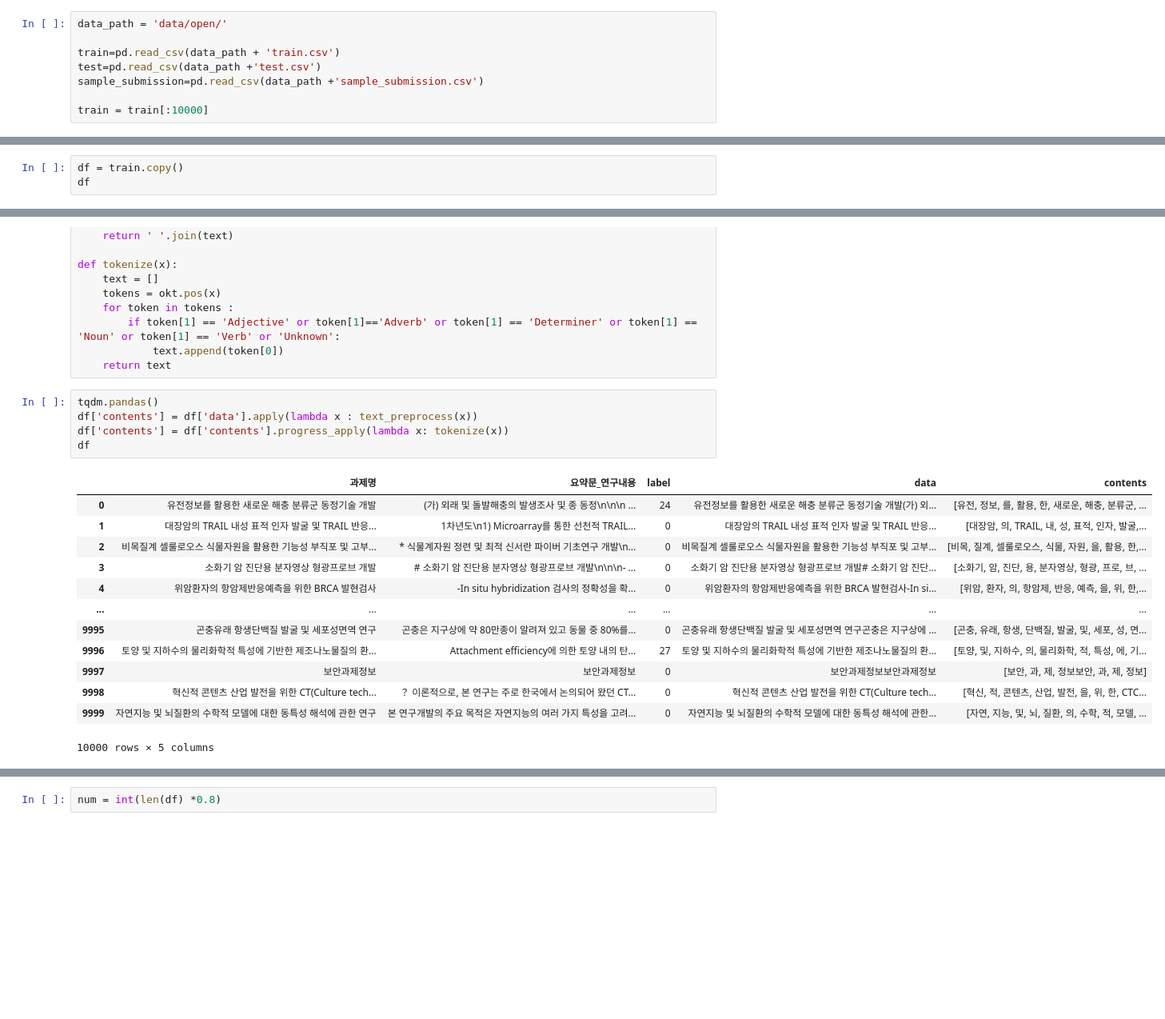
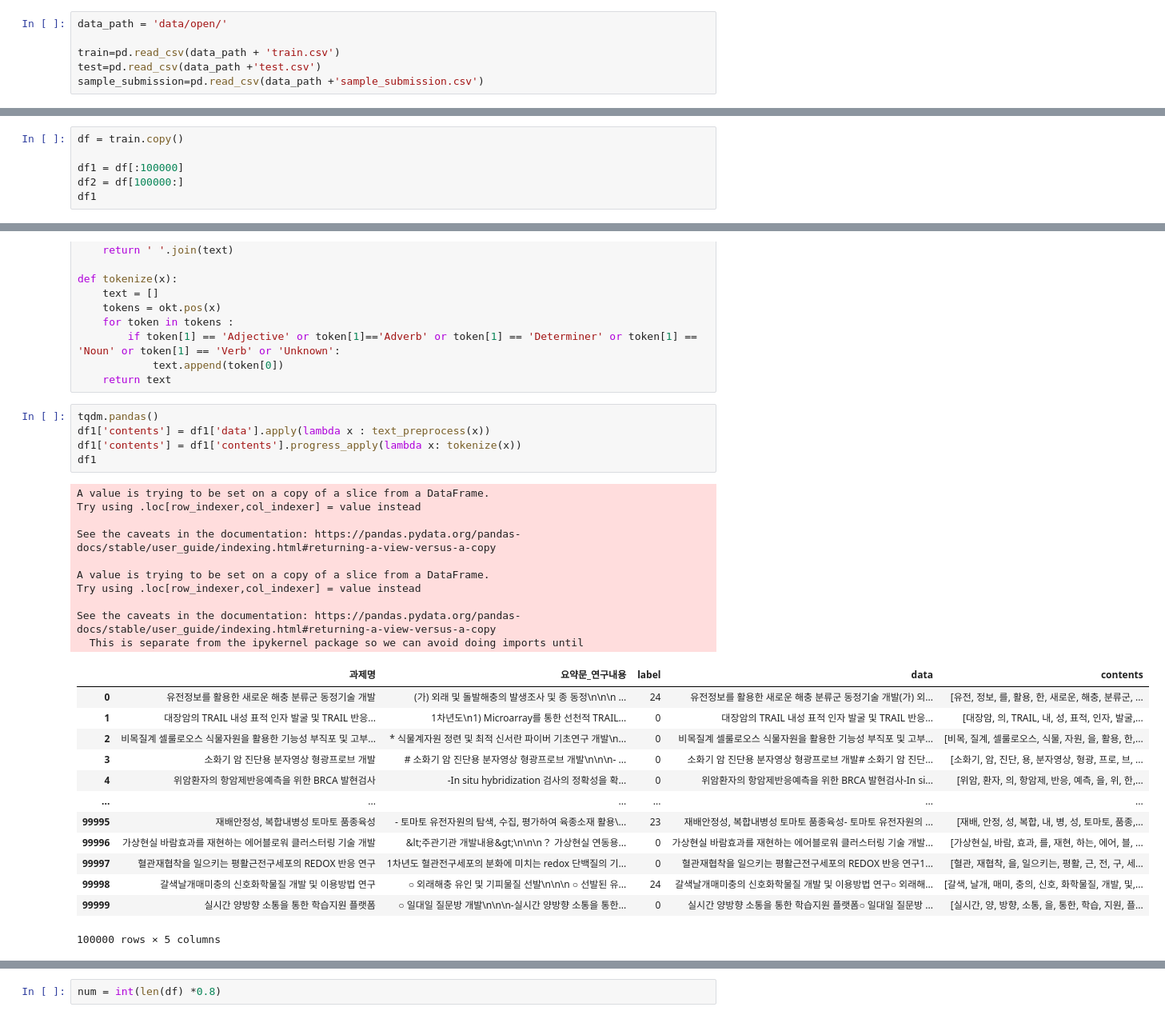
Before and after one commit to gyubok-lee/remind, a Jupyter notebook: NLP.ipynb, the cells around one changed output, grey strips where cells are left out. Shown: that part at 80% size. Saved outputs shown, nothing was run; the diff lists cells and outputs as text; blank space fills up the shorter version.

```diff
--- a/NLP.ipynb
+++ b/NLP.ipynb
@@ -27,5 +29,3 @@ data_path = 'data/open/'
 train=pd.read_csv(data_path + 'train.csv')
 test=pd.read_csv(data_path +'test.csv')
 sample_submission=pd.read_csv(data_path +'sample_submission.csv')
-
-train = train[:10000]
@@ -70,6 +41,9 @@ See the caveats in the documentation: https://pandas.pydata.org/pandas-docs/stab
 # %%
 df = train.copy()
-df
+
+df1 = df[:100000]
+df2 = df[100000:]
+df1
 # %% [output]
 |  | 과제명 | 요약문_연구내용 | label | data |
 | 0 | 유전정보를 활용한 새로운 해충 분류군 동정기술 개발 | (가) 외래 및 돌발해충의 발생조사 및 종 동정\n\n\n ... | 24 | 유전정보를 활용한 새로운 해충 분류군 동정기술 개발(가) 외... |
@@ -103,20 +77,30 @@ def tokenize(x):
     return text
 # %%
 tqdm.pandas()
-df['contents'] = df['data'].apply(lambda x : text_preprocess(x))
-df['contents'] = df['contents'].progress_apply(lambda x: tokenize(x))
-df
+df1['contents'] = df1['data'].apply(lambda x : text_preprocess(x))
+df1['contents'] = df1['contents'].progress_apply(lambda x: tokenize(x))
+df1
 # %% [output]
+A value is trying to be set on a copy of a slice from a DataFrame.
+Try using .loc[row_indexer,col_indexer] = value instead
+
+See the caveats in the documentation: https://pandas.pydata.org/pandas-docs/stable/user_guide/indexing.html#returning-a-view-versus-a-copy
+
+A value is trying to be set on a copy of a slice from a DataFrame.
+Try using .loc[row_indexer,col_indexer] = value instead
+
+See the caveats in the documentation: https://pandas.pydata.org/pandas-docs/stable/user_guide/indexing.html#returning-a-view-versus-a-copy
+  This is separate from the ipykernel package so we can avoid doing imports until
 |  | 과제명 | 요약문_연구내용 | label | data | contents |
 | 0 | 유전정보를 활용한 새로운 해충 분류군 동정기술 개발 | (가) 외래 및 돌발해충의 발생조사 및 종 동정\n\n\n ... | 24 | 유전정보를 활용한 새로운 해충 분류군 동정기술 개발(가) 외... | [유전, 정보, 를, 활용, 한, 새로운, 해충, 분류군, ... |
 | 1 | 대장암의 TRAIL 내성 표적 인자 발굴 및 TRAIL 반응... | 1차년도\n1) Microarray를 통한 선천적 TRAIL... | 0 | 대장암의 TRAIL 내성 표적 인자 발굴 및 TRAIL 반응... | [대장암, 의, TRAIL, 내, 성, 표적, 인자, 발굴,... |
 | 2 | 비목질계 셀룰로오스 식물자원을 활용한 기능성 부직포 및 고부... | * 식물계자원 정련 및 최적 신서란 파이버 기초연구 개발\n... | 0 | 비목질계 셀룰로오스 식물자원을 활용한 기능성 부직포 및 고부... | [비목, 질계, 셀룰로오스, 식물, 자원, 을, 활용, 한,... |
 | 3 | 소화기 암 진단용 분자영상 형광프로브 개발 | # 소화기 암 진단용 분자영상 형광프로브 개발\n\n\n- ... | 0 | 소화기 암 진단용 분자영상 형광프로브 개발# 소화기 암 진단... | [소화기, 암, 진단, 용, 분자영상, 형광, 프로, 브, ... |
 | 4 | 위암환자의 항암제반응예측을 위한 BRCA 발현검사 | -In situ hybridization 검사의 정확성을 확... | 0 | 위암환자의 항암제반응예측을 위한 BRCA 발현검사-In si... | [위암, 환자, 의, 항암제, 반응, 예측, 을, 위, 한,... |
 | ... | ... | ... | ... | ... | ... |
-| 9995 | 곤충유래 항생단백질 발굴 및 세포성면역 연구 | 곤충은 지구상에 약 80만종이 알려져 있고 동물 중 80%를... | 0 | 곤충유래 항생단백질 발굴 및 세포성면역 연구곤충은 지구상에 ... | [곤충, 유래, 항생, 단백질, 발굴, 및, 세포, 성, 면... |
-| 9996 | 토양 및 지하수의 물리화학적 특성에 기반한 제조나노물질의 환... | Attachment efficiency에 의한 토양 내의 탄... | 27 | 토양 및 지하수의 물리화학적 특성에 기반한 제조나노물질의 환... | [토양, 및, 지하수, 의, 물리화학, 적, 특성, 에, 기... |
-| 9997 | 보안과제정보 | 보안과제정보 | 0 | 보안과제정보보안과제정보 | [보안, 과, 제, 정보보안, 과, 제, 정보] |
-| 9998 | 혁신적 콘텐츠 산업 발전을 위한 CT(Culture tech... | ？ 이론적으로, 본 연구는 주로 한국에서 논의되어 왔던 CT... | 0 | 혁신적 콘텐츠 산업 발전을 위한 CT(Culture tech... | [혁신, 적, 콘텐츠, 산업, 발전, 을, 위, 한, CTC... |
-| 9999 | 자연지능 및 뇌질환의 수학적 모델에 대한 동특성 해석에 관한 연구 | 본 연구개발의 주요 목적은 자연지능의 여러 가지 특성을 고려... | 0 | 자연지능 및 뇌질환의 수학적 모델에 대한 동특성 해석에 관한... | [자연, 지능, 및, 뇌, 질환, 의, 수학, 적, 모델, ... |
+| 99995 | 재배안정성, 복합내병성 토마토 품종육성 | - 토마토 유전자원의 탐색, 수집, 평가하여 육종소재 활용\... | 23 | 재배안정성, 복합내병성 토마토 품종육성- 토마토 유전자원의 ... | [재배, 안정, 성, 복합, 내, 병, 성, 토마토, 품종,... |
+| 99996 | 가상현실 바람효과를 재현하는 에어블로워 클러스터링 기술 개발 | &lt;주관기관 개발내용&gt;\n\n\n？ 가상현실 연동용... | 0 | 가상현실 바람효과를 재현하는 에어블로워 클러스터링 기술 개발... | [가상현실, 바람, 효과, 를, 재현, 하는, 에어, 블, ... |
+| 99997 | 혈관재협착을 일으키는 평활근전구세포의 REDOX 반응 연구 | 1차년도 혈관전구세포의 분화에 미치는 redox 단백질의 기... | 0 | 혈관재협착을 일으키는 평활근전구세포의 REDOX 반응 연구1... | [혈관, 재협착, 을, 일으키는, 평활, 근, 전, 구, 세... |
+| 99998 | 갈색날개매미충의 신호화학물질 개발 및 이용방법 연구 | ○ 외래해충 유인 및 기피물질 선발\n\n\n ○ 선발된 유... | 24 | 갈색날개매미충의 신호화학물질 개발 및 이용방법 연구○ 외래해... | [갈색, 날개, 매미, 충의, 신호, 화학물질, 개발, 및,... |
+| 99999 | 실시간 양방향 소통을 통한 학습지원 플랫폼 | ○ 일대일 질문방 개발\n\n\n-실시간 양방향 소통을 통한... | 0 | 실시간 양방향 소통을 통한 학습지원 플랫폼○ 일대일 질문방 ... | [실시간, 양, 방향, 소통, 을, 통한, 학습, 지원, 플... |
-10000 rows × 5 columns
+100000 rows × 5 columns
```
Also changed, not shown: parts of 8 cells of this notebook.
